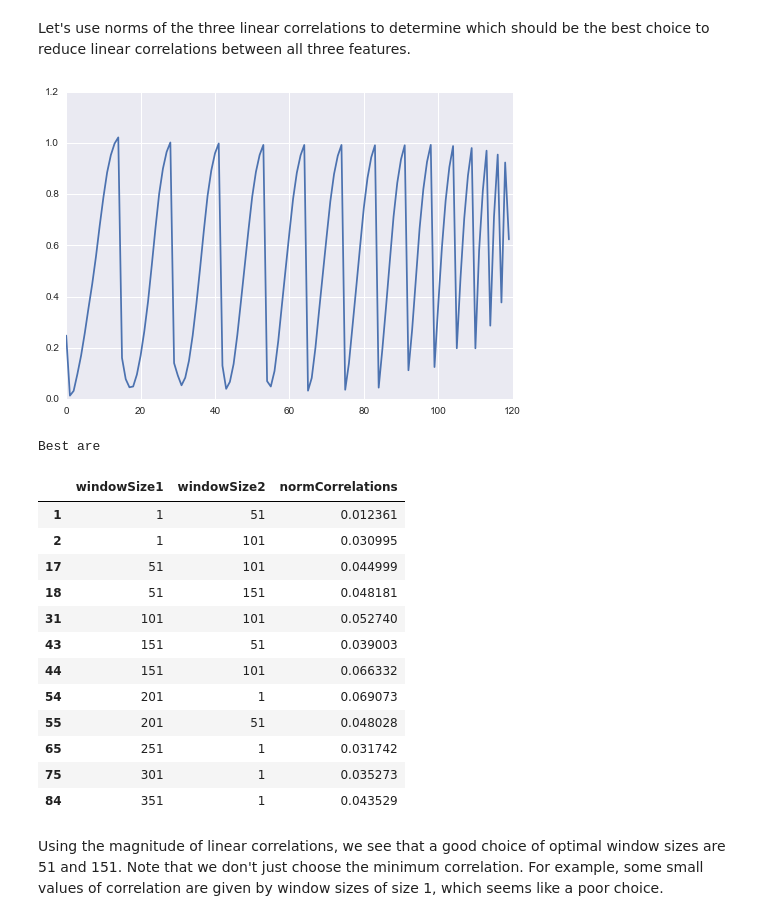
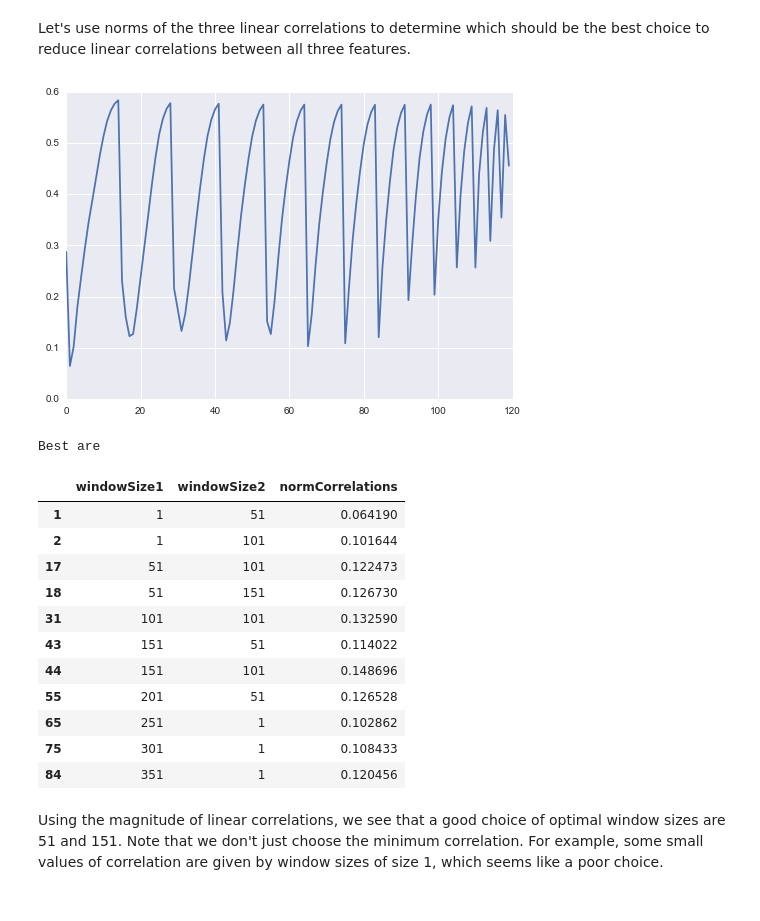
Before and after one commit to MatthewMcGonagle/KaggleWikiTraffic, a Jupyter notebook: FinalReport.ipynb, the cells around one changed output. Cells and saved outputs as stored; diff of their text form; code cells hidden in the pictures.

```diff
--- a/FinalReport.ipynb
+++ b/FinalReport.ipynb
@@ -836,31 +836,31 @@ plt.show()
 Let's use norms of the three linear correlations to determine which should be the best choice to reduce linear correlations between all three features.
 # %%
 norms = results[0,2]**2 + results[1,2]**2 + results[0, 1]**2
+norms = np.sqrt(norms / 3)
 plt.plot(norms)
 plt.show()
 
 search = np.stack(search)
 results_df = pd.DataFrame(search, columns = ['windowSize1', 'windowSize2'])
 results_df['normCorrelations'] = norms
 
 print('Best are')
-results_df[results_df.normCorrelations < 0.07]
+results_df[results_df.normCorrelations < 0.15]
 # %% [output]
-[figure, old version]
+[figure, new version]
 Best are
 |  | windowSize1 | windowSize2 | normCorrelations |
-| 1 | 1 | 51 | 0.012361 |
-| 2 | 1 | 101 | 0.030995 |
-| 17 | 51 | 101 | 0.044999 |
-| 18 | 51 | 151 | 0.048181 |
-| 31 | 101 | 101 | 0.052740 |
-| 43 | 151 | 51 | 0.039003 |
-| 44 | 151 | 101 | 0.066332 |
-| 54 | 201 | 1 | 0.069073 |
-| 55 | 201 | 51 | 0.048028 |
-| 65 | 251 | 1 | 0.031742 |
-| 75 | 301 | 1 | 0.035273 |
-| 84 | 351 | 1 | 0.043529 |
+| 1 | 1 | 51 | 0.064190 |
+| 2 | 1 | 101 | 0.101644 |
+| 17 | 51 | 101 | 0.122473 |
+| 18 | 51 | 151 | 0.126730 |
+| 31 | 101 | 101 | 0.132590 |
+| 43 | 151 | 51 | 0.114022 |
+| 44 | 151 | 101 | 0.148696 |
+| 55 | 201 | 51 | 0.126528 |
+| 65 | 251 | 1 | 0.102862 |
+| 75 | 301 | 1 | 0.108433 |
+| 84 | 351 | 1 | 0.120456 |
 # %% [markdown]
 Using the magnitude of linear correlations, we see that a good choice of optimal window sizes are 51 and 151. Note that we don't just choose the minimum correlation. For example, some small values of correlation are given by window sizes of size 1, which seems like a poor choice.
 # %%
```
Also changed, not shown: parts of 13 cells of this notebook.
